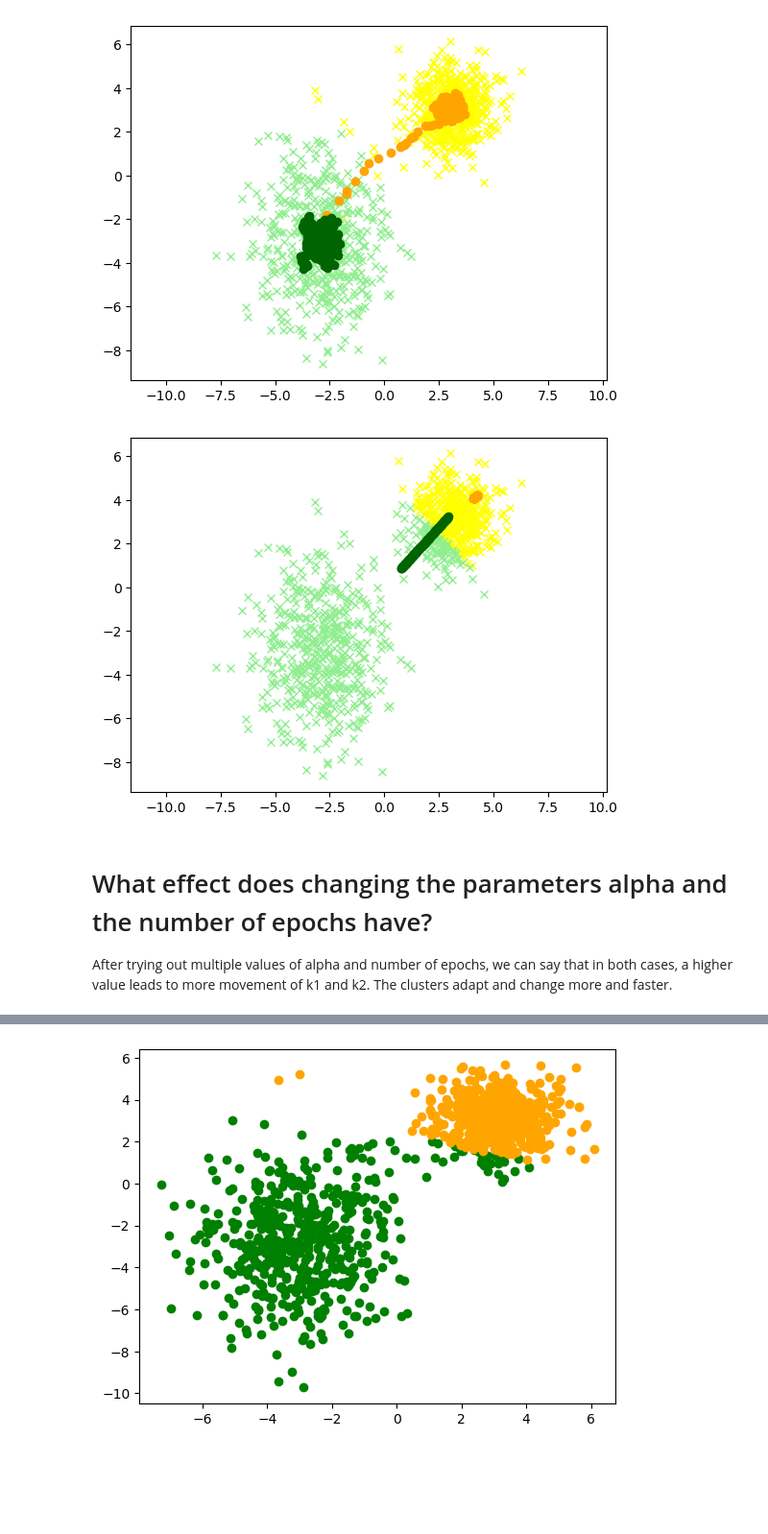
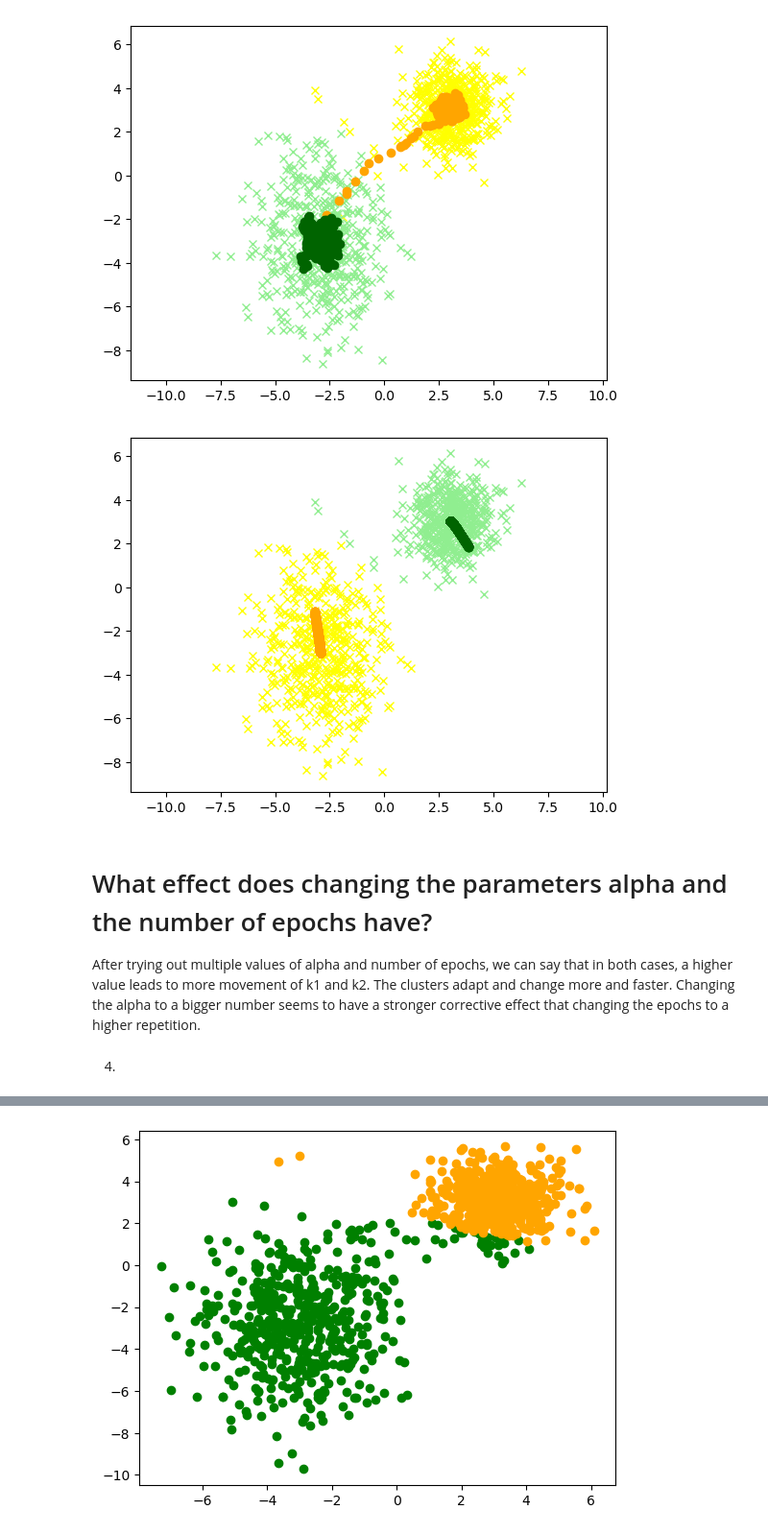
Before and after one commit to jelenameyer/IntroToMachineLearning, a Jupyter notebook: assignments/a1_unsupervised.ipynb, the cells around one changed output, grey strips where cells are left out. Shown at 96% size. Drawn from its saved outputs; the diff is of its cells as text; code cells hidden in the pictures; blank space fills up the shorter version.

```diff
--- a/assignments/a1_unsupervised.ipynb
+++ b/assignments/a1_unsupervised.ipynb
@@ -413,7 +410,7 @@ r1AfterClustering = []
 r2AfterClustering = []
 
 # repeat for 10 times, EPOCHS:
-for i in range(100):
+for i in range(1000):
 
     # initialize two np.arrays to save final clusters
     cluster1 = []
@@ -457,35 +454,37 @@ for dataPoint in cluster2:
 
 yCluster2 = []
 for dataPoint in cluster2:
     yCluster2.append(dataPoint[1])
 
 xR1 = []
 for r1 in r1AfterClustering:
     xR1.append(r1[0])
 
 xR2 = []
 for r2 in r2AfterClustering:
     xR2.append(r2[0])
 
 yR1 = []
 for r1 in r1AfterClustering:
     yR1.append(r1[1])
 
 yR2 = []
 for r2 in r2AfterClustering:
     yR2.append(r2[1])
 
 labels=c[2]
 plt.plot(xCluster1, yCluster1, "x", color = "yellow")
 plt.plot(xCluster2, yCluster2, "x", color = "lightgreen")
 plt.plot(xR1, yR1, "o", color = "orange")
 plt.plot(xR2, yR2, "o", color = "darkgreen")
 
 plt.axis("equal")
 plt .show()
 # %% [output]
-[figure, old version]
+[figure, new version]
 # %% [markdown]
 # What effect does changing the parameters alpha and the number of epochs have?
 
-After trying out multiple values of alpha and number of epochs, we can say that in both cases, a higher value leads to more movement of k1 and k2. The clusters adapt and change more and faster.
+After trying out multiple values of alpha and number of epochs, we can say that in both cases, a higher value leads to more movement of k1 and k2. The clusters adapt and change more and faster. Changing the alpha to a bigger number seems to have a stronger corrective effect that changing the epochs to a higher repetition.
+# %% [markdown]
+4.
```
Also changed, not shown: parts of 3 cells of this notebook.
